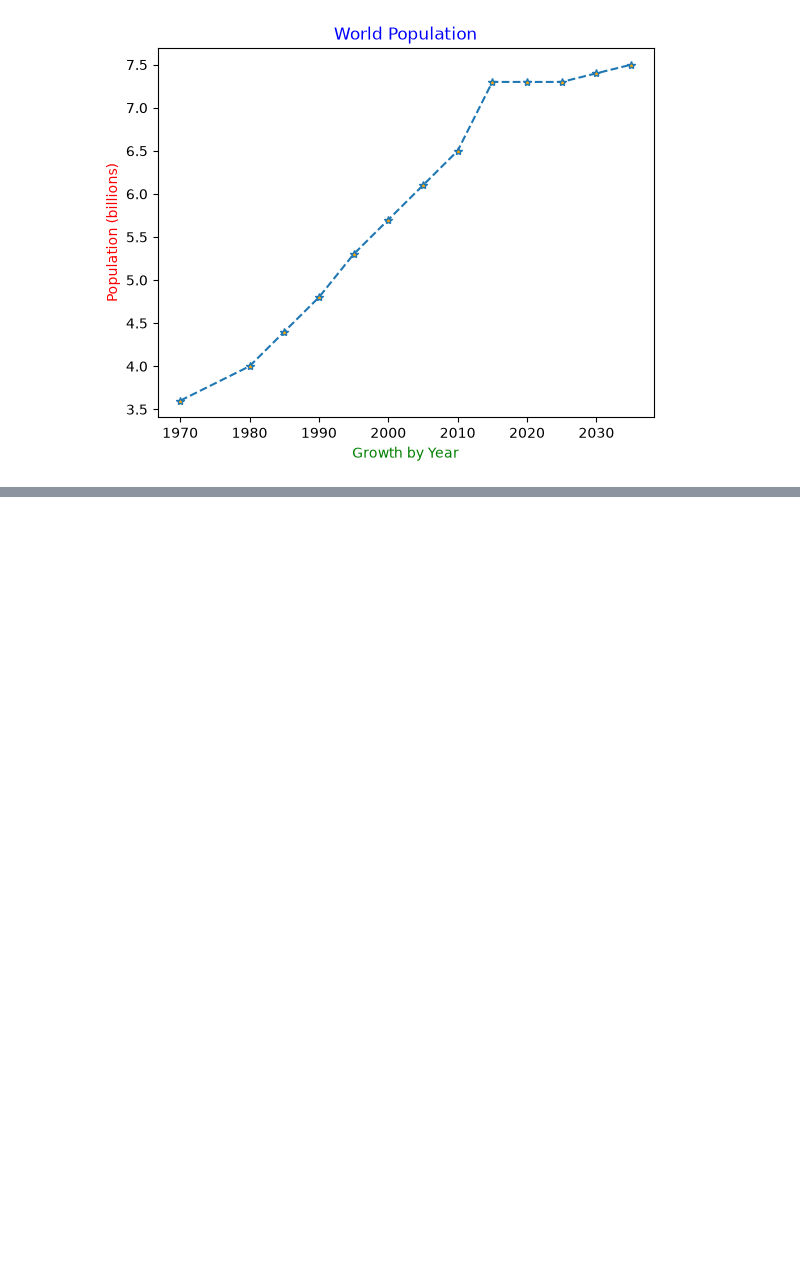
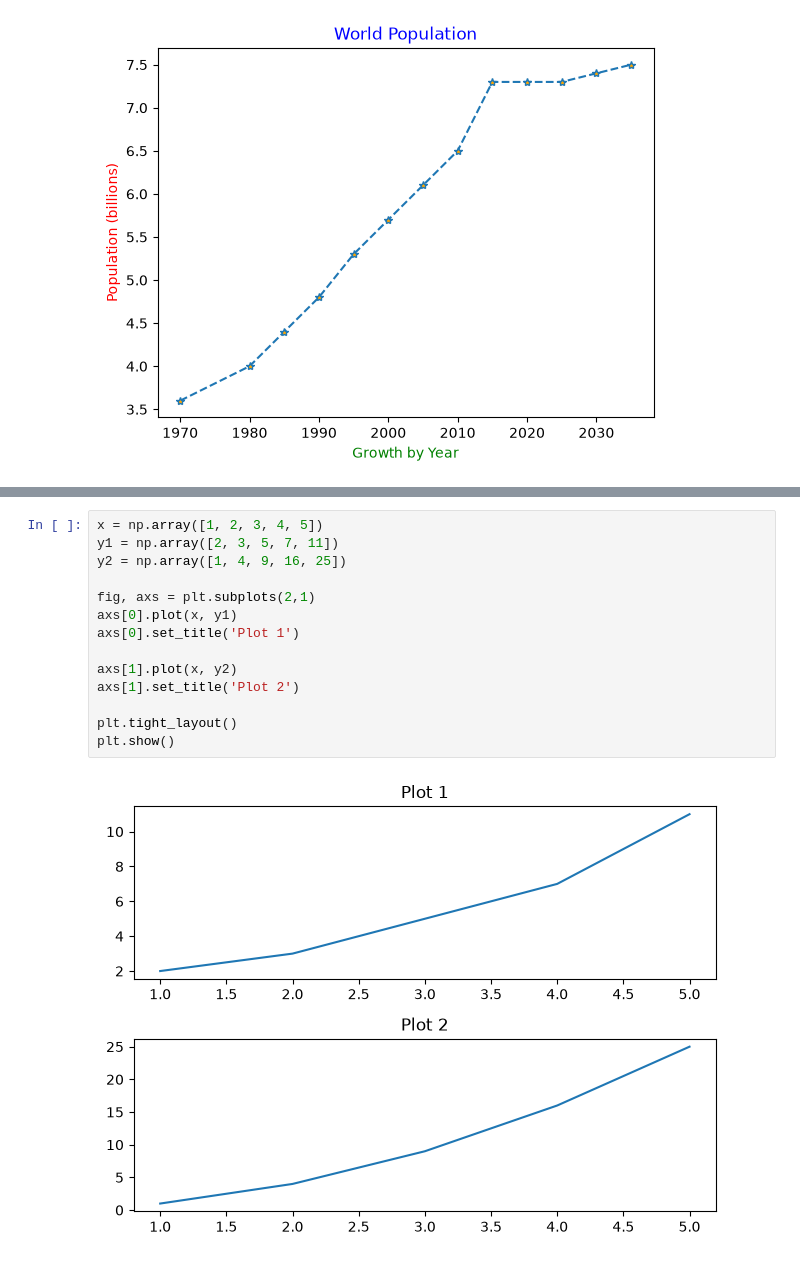
Before and after one commit to courjimen/R_GLAB_386.5.1, a Jupyter notebook: note.ipynb, the cells around one changed output, grey strips where cells are left out. Cells and saved outputs as stored; diff of their text form; blank space fills up the shorter version.

```diff
--- a/note.ipynb
+++ b/note.ipynb
@@ -75,0 +118,16 @@ plt.show()
+# %%
+x = np.array([1, 2, 3, 4, 5])
+y1 = np.array([2, 3, 5, 7, 11])
+y2 = np.array([1, 4, 9, 16, 25])
+
+fig, axs = plt.subplots(2,1)
+axs[0].plot(x, y1)
+axs[0].set_title('Plot 1')
+
+axs[1].plot(x, y2)
+axs[1].set_title('Plot 2')
+
+plt.tight_layout()
+plt.show()
+# %% [output]
+[figure, added]
```
Also changed, not shown: parts of 5 cells of this notebook.
